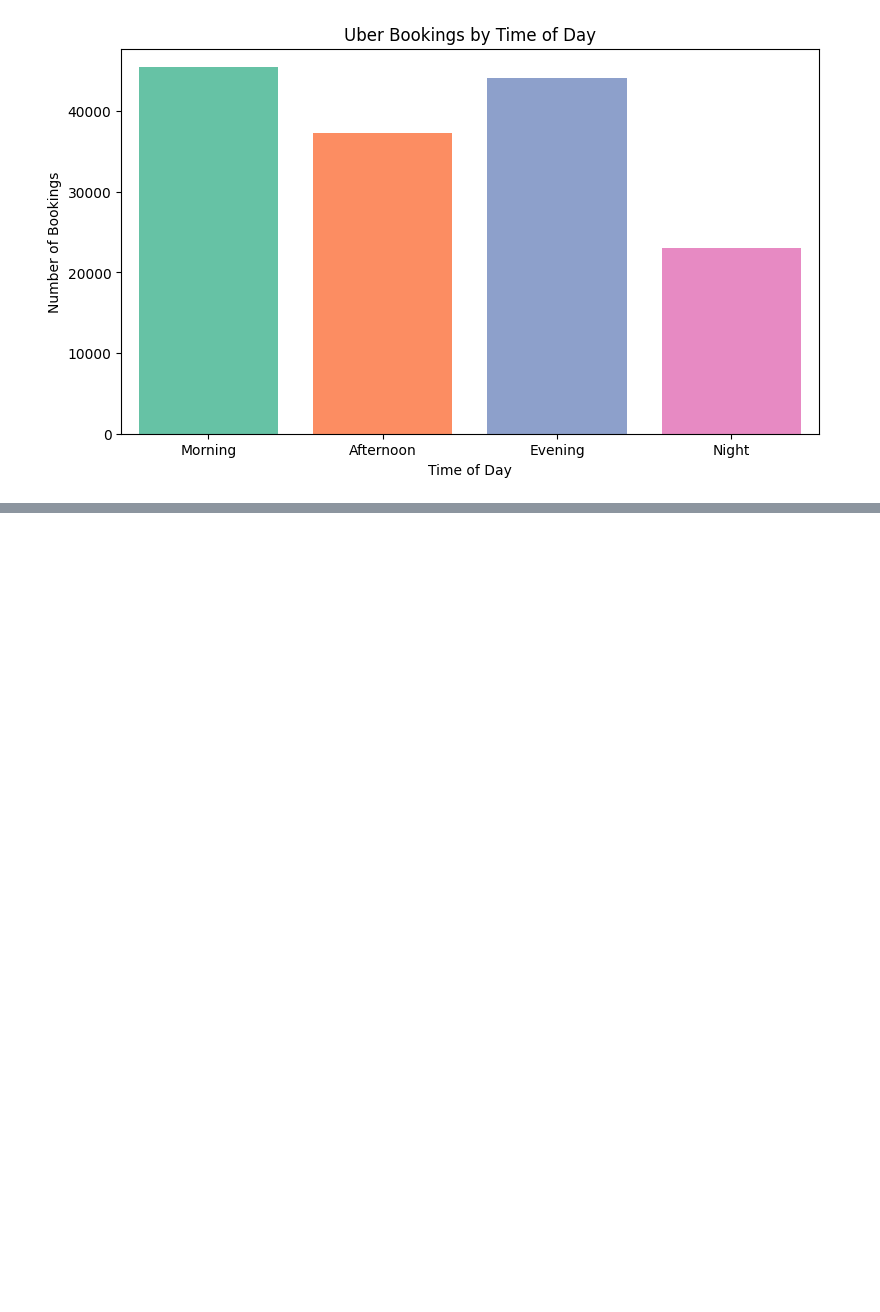
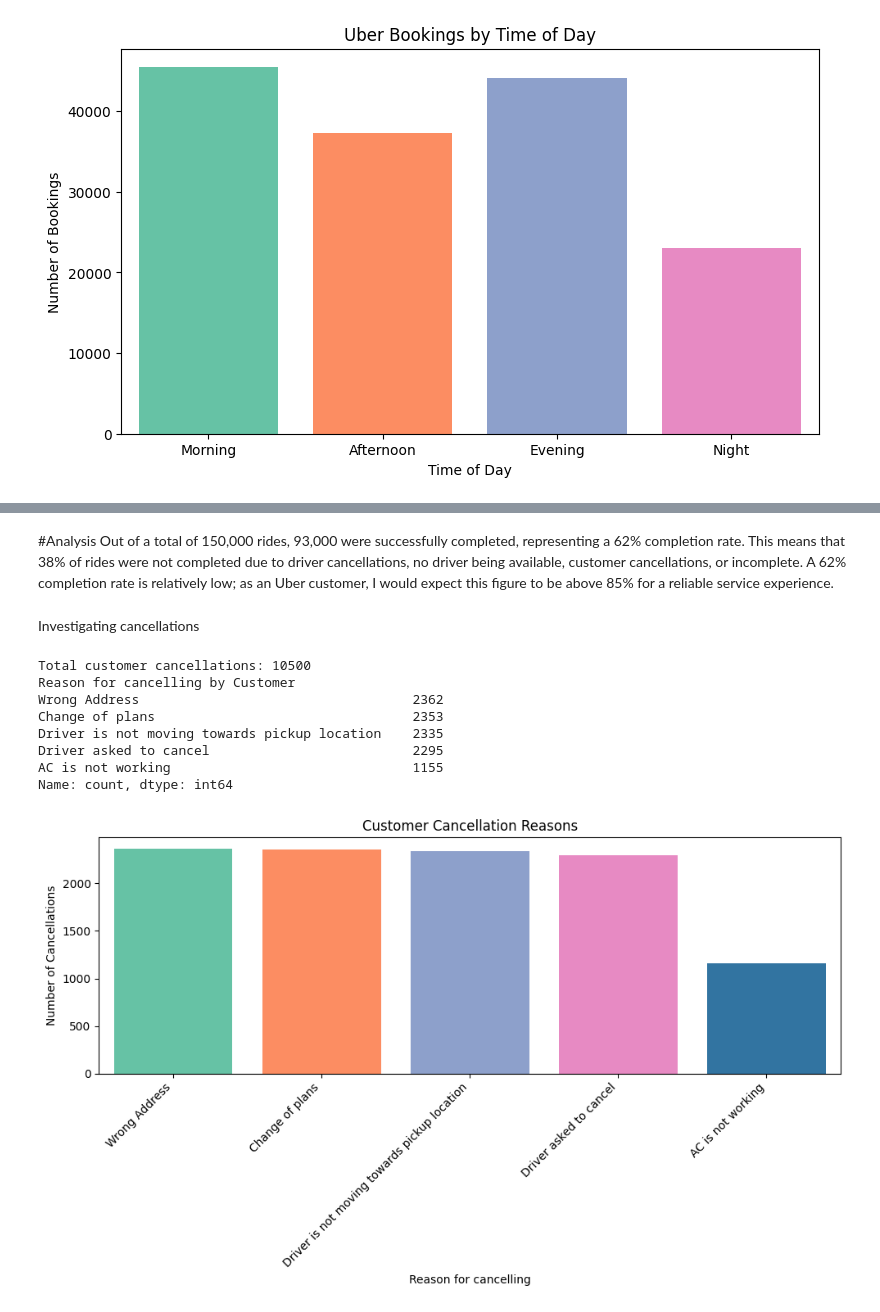
Before and after one commit to msum500/Uber, a Jupyter notebook: Uber Project.ipynb, the cells around one changed output, grey strips where cells are left out. Drawn from its saved outputs; the diff is of its cells as text; code cells hidden in the pictures; blank space fills up the shorter version.

```diff
--- a/Uber Project.ipynb
+++ b/Uber Project.ipynb
@@ -150,0 +253,44 @@ CTAT: 29.15
+# %% [markdown]
+#Analysis
+Out of a total of 150,000 rides, 93,000 were successfully completed, representing a 62% completion rate.
+This means that 38% of rides were not completed due to driver cancellations, no driver being available, customer cancellations, or incomplete.
+A 62% completion rate is relatively low; as an Uber customer, I would expect this figure to be above 85% for a reliable service experience.
+# %% [markdown]
+Investigating cancellations
+# %%
+#Creating dataframe for cancelled rides
+customer_cancel = df[df["Booking Status"] == "Cancelled by Customer"]
+total_customer_cancellations = customer_cancel.shape[0]
+print("Total customer cancellations:", total_customer_cancellations)
+
+#Finding reasons for cancellations by customers
+cancel_reasons = (
+    customer_cancel["Reason for cancelling by Customer"]
+    .value_counts()
+)
+
+print(cancel_reasons)
+
+#Plotting reasons for cancellations by customers
+plt.figure(figsize=(10,6))
+cc = sns.countplot(data=customer_cancel, x='Reason for cancelling by Customer', order=cancel_reasons.index)
+for patch, color in zip(cc.patches, colors):
+    patch.set_facecolor(color)
+
+plt.title("Customer Cancellation Reasons")
+plt.xlabel("Reason for cancelling")
+plt.ylabel("Number of Cancellations")
+
+plt.xticks(rotation=45, ha="right")
+plt.tight_layout()
+plt.show()
+# %% [output]
+Total customer cancellations: 10500
+Reason for cancelling by Customer
+Wrong Address                                   2362
+Change of plans                                 2353
+Driver is not moving towards pickup location    2335
+Driver asked to cancel                          2295
+AC is not working                               1155
+Name: count, dtype: int64
+[figure, added]
```
Also changed, not shown: parts of 20 cells of this notebook.
